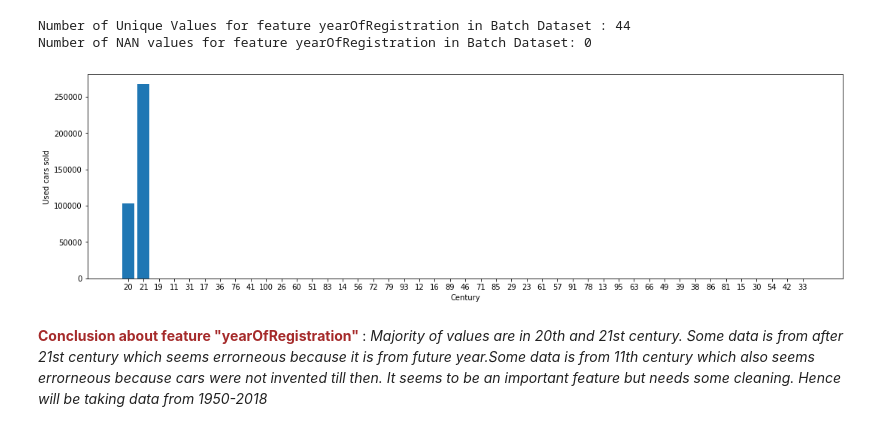
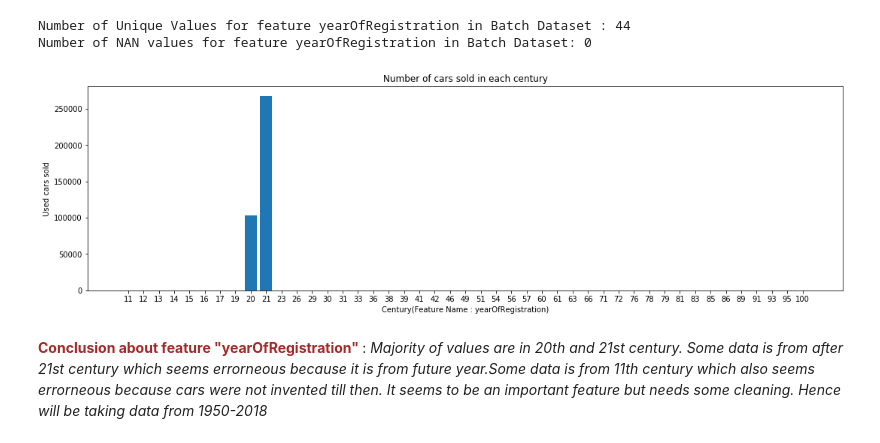
Before and after one commit to chiragahuja/Used-Cars-Price-Prediction, a Jupyter notebook: DataAnalysis_UsedCarsDataset.ipynb, the cells around one changed output. Cells and saved outputs as stored; diff of their text form; code cells hidden in the pictures.

Commit message:
made changes to yearofRegistration plot and minor documentation

```diff
--- a/DataAnalysis_UsedCarsDataset.ipynb
+++ b/DataAnalysis_UsedCarsDataset.ipynb
@@ -118,13 +118,17 @@ for key in uniqueValueCounts:
     else:
         centuryDict[int(key/100)] = uniqueValueCounts[key]
 # %%
+import operator
+centuryDict = dict(sorted(centuryDict.items(), key=operator.itemgetter(0)))
+
 fig = plt.figure(figsize=(18, 5))
 plt.bar(range(len(centuryDict)), list(centuryDict.values()), align='center')
-plt.xlabel("Century")
+plt.xlabel("Century(Feature Name : yearOfRegistration)")
 plt.ylabel("Used cars sold")
+plt.title("Number of cars sold in each century")
 ax = plt.xticks(range(len(centuryDict)), [(x+1) for x in centuryDict.keys()])
 # %% [output]
-[figure, old version]
+[figure, new version]
 # %% [markdown]
 <b style="color:brown"> Conclusion about feature "yearOfRegistration" </b>: <i>Majority of values are in 20th and 21st century. Some data is from after 21st century which seems errorneous because it is from future year.Some data is from 11th century which also seems errorneous because cars were not invented till then. It seems to be an important feature but needs some cleaning. Hence will be taking data from 1950-2018</i>
 # %% [markdown]
```
Also changed, not shown: parts of 5 cells of this notebook, 1 other file.
